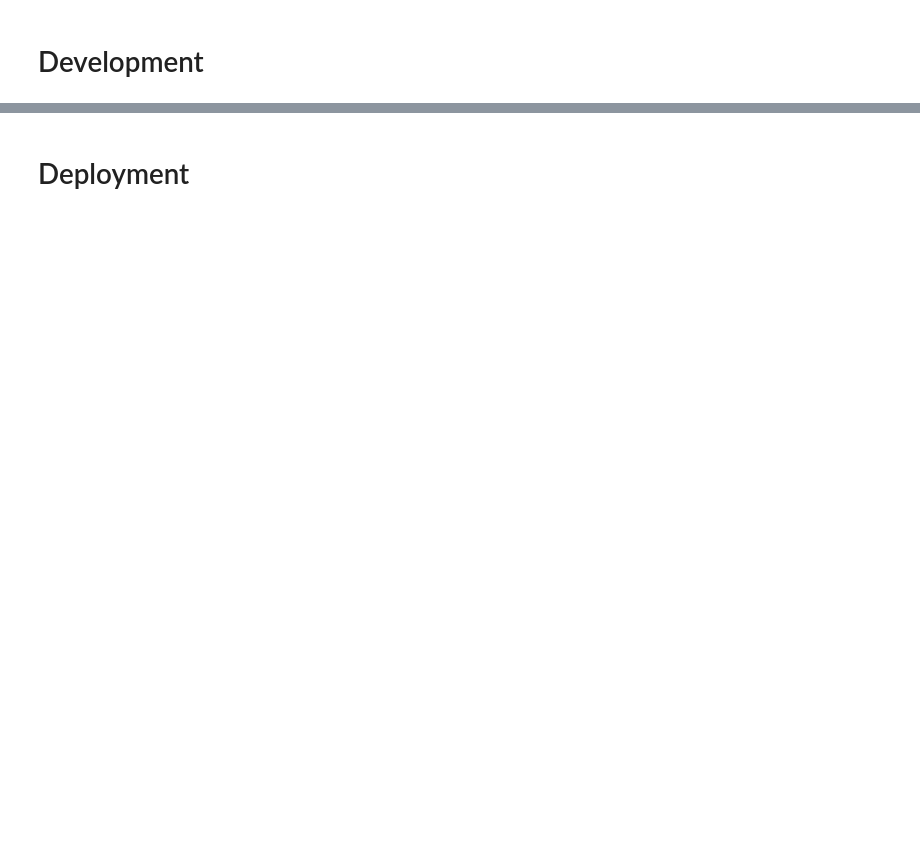
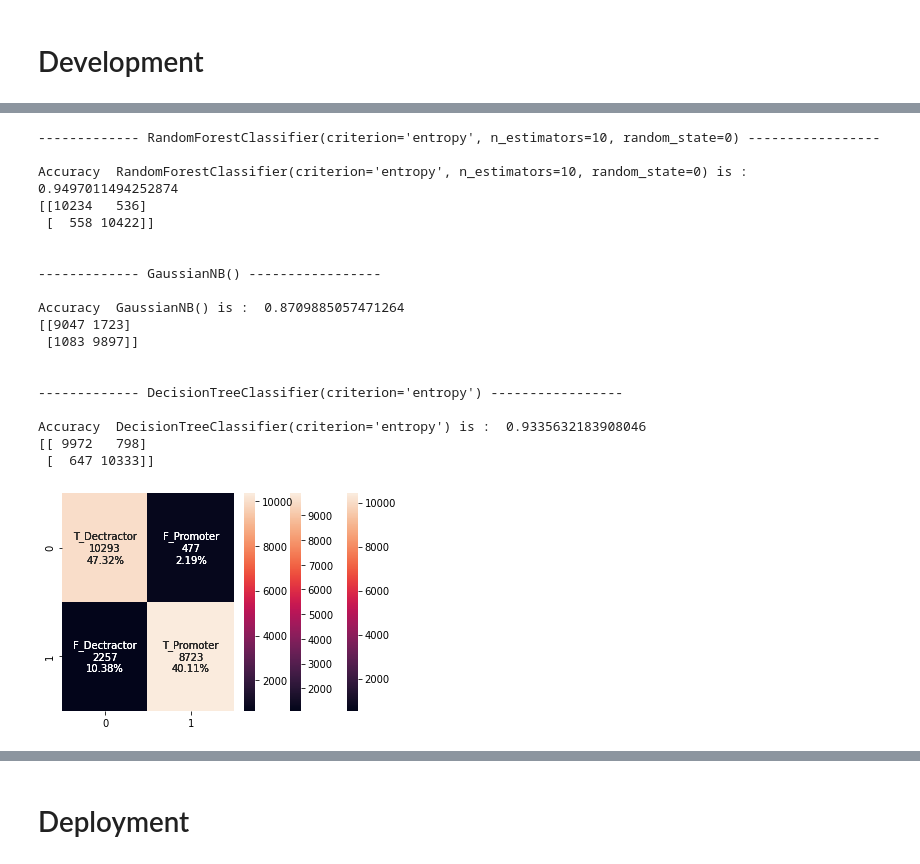
Before and after one commit to GDhasade/BankMarketing_Classification_Project, a Jupyter notebook: ML_Modelling_Code.ipynb, the cells around one changed output, grey strips where cells are left out. Cells and saved outputs as stored; diff of their text form; code cells hidden in the pictures; blank space fills up the shorter version.

```diff
--- a/ML_Modelling_Code.ipynb
+++ b/ML_Modelling_Code.ipynb
@@ -366,0 +546,48 @@ Sampled dataset shape Counter({'no': 36249, 'yes': 36249})
+# %%
+ClassifierModels = []
+
+RFClassifierModel = RandomForestClassifier(criterion = 'entropy', n_estimators = 10,  random_state = 0)
+ClassifierModels.append(RFClassifierModel)
+NBModel = GaussianNB()
+ClassifierModels.append(NBModel)
+DecisionTreeModel = DecisionTreeClassifier(criterion = 'entropy')
+ClassifierModels.append(DecisionTreeModel)
+#Create a svm Classifier
+#SVMClassifer = svm.SVC(kernel='linear') # Linear Kernel
+#ClassifierModels.append(SVMClassifer)
+# %%
+Prediction = []
+for ClassifierModelName in ClassifierModels:
+
+    print("\n\n-------------",ClassifierModelName,"-----------------\n")
+
+    ClassifierModelName.fit(X_BaseTrain, Y_BaseTrain)
+    y_Pred= ClassifierModelName.predict(X_BaseTest)
+    Prediction.append(y_Pred)
+    Accuracy = metrics.accuracy_score(Y_BaseTest, y_Pred)
+
+    print("Accuracy ",ClassifierModelName,"is : ",Accuracy)
+    ConfusionMatrix1 =confusion_matrix(Y_BaseTest, y_Pred)
+    print(ConfusionMatrix1)
+    sns.heatmap(ConfusionMatrix1, annot=labels, fmt='', cmap='rocket')
+# %% [output]
+------------- RandomForestClassifier(criterion='entropy', n_estimators=10, random_state=0) -----------------
+
+Accuracy  RandomForestClassifier(criterion='entropy', n_estimators=10, random_state=0) is :  0.9497011494252874
+[[10234   536]
+ [  558 10422]]
+
+
+------------- GaussianNB() -----------------
+
+Accuracy  GaussianNB() is :  0.8709885057471264
+[[9047 1723]
+ [1083 9897]]
+
+
+------------- DecisionTreeClassifier(criterion='entropy') -----------------
+
+Accuracy  DecisionTreeClassifier(criterion='entropy') is :  0.9335632183908046
+[[ 9972   798]
+ [  647 10333]]
+[figure, added]
```
Also changed, not shown: parts of 30 cells of this notebook.
